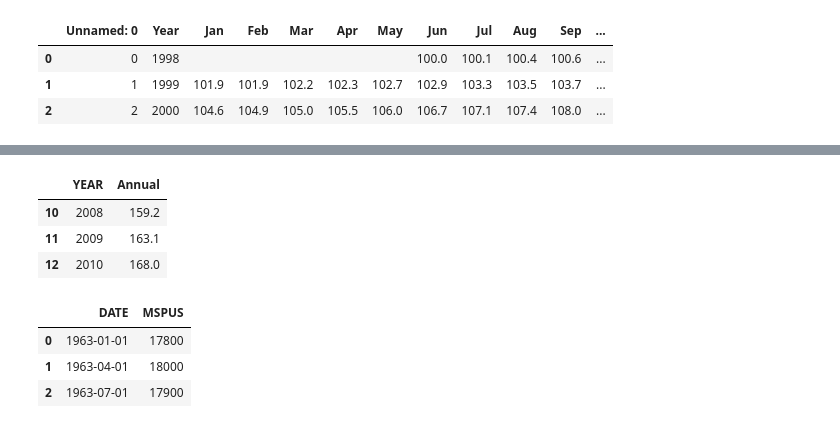
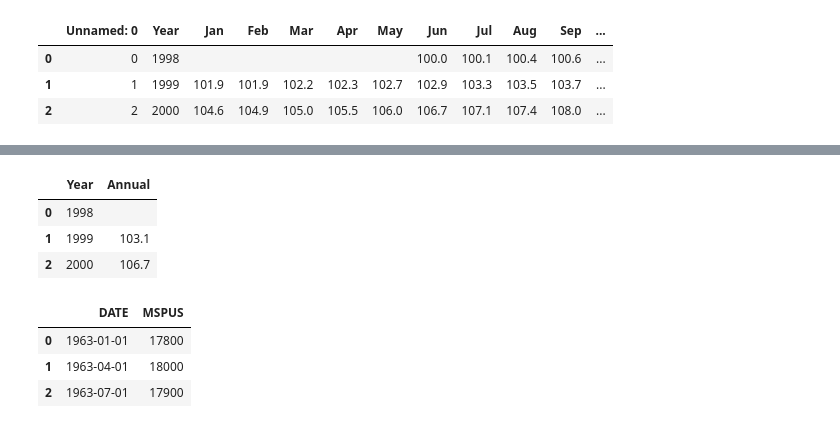
Before and after one commit to JF11579/Plotly, a Jupyter notebook: Home_Prices_and_House_Prices_2.ipynb, the cells around one changed output, grey strips where cells are left out. Drawn from its saved outputs; the diff is of its cells as text; code cells hidden in the pictures.

```diff
--- a/Home_Prices_and_House_Prices_2.ipynb
+++ b/Home_Prices_and_House_Prices_2.ipynb
@@ -106,13 +107,13 @@ Index(['Unnamed: 0', 'YEAR', 'Jan', 'Feb', 'Mar', 'Apr', 'May', 'Jun', 'Jul',
 # %%
 # prompt: keep only the Year  and the Annuak columns
 
-Home_Insurance_Cost = Home_Insurance_Cost[['YEAR', 'Annual']]
+Home_Insurance_Cost = Home_Insurance_Cost[['Year', 'Annual']]
 Home_Insurance_Cost.head(3)
 # %% [output]
-|  | YEAR | Annual |
-| 10 | 2008 | 159.2 |
-| 11 | 2009 | 163.1 |
-| 12 | 2010 | 168.0 |
+|  | Year | Annual |
+| 0 | 1998 |  |
+| 1 | 1999 | 103.1 |
+| 2 | 2000 | 106.7 |
 # %%
 US_MedianHomePrice = pd.read_csv('US_MedianHomePrice.csv')
 US_MedianHomePrice.head(3)
```
Also changed, not shown: parts of 31 cells of this notebook.
